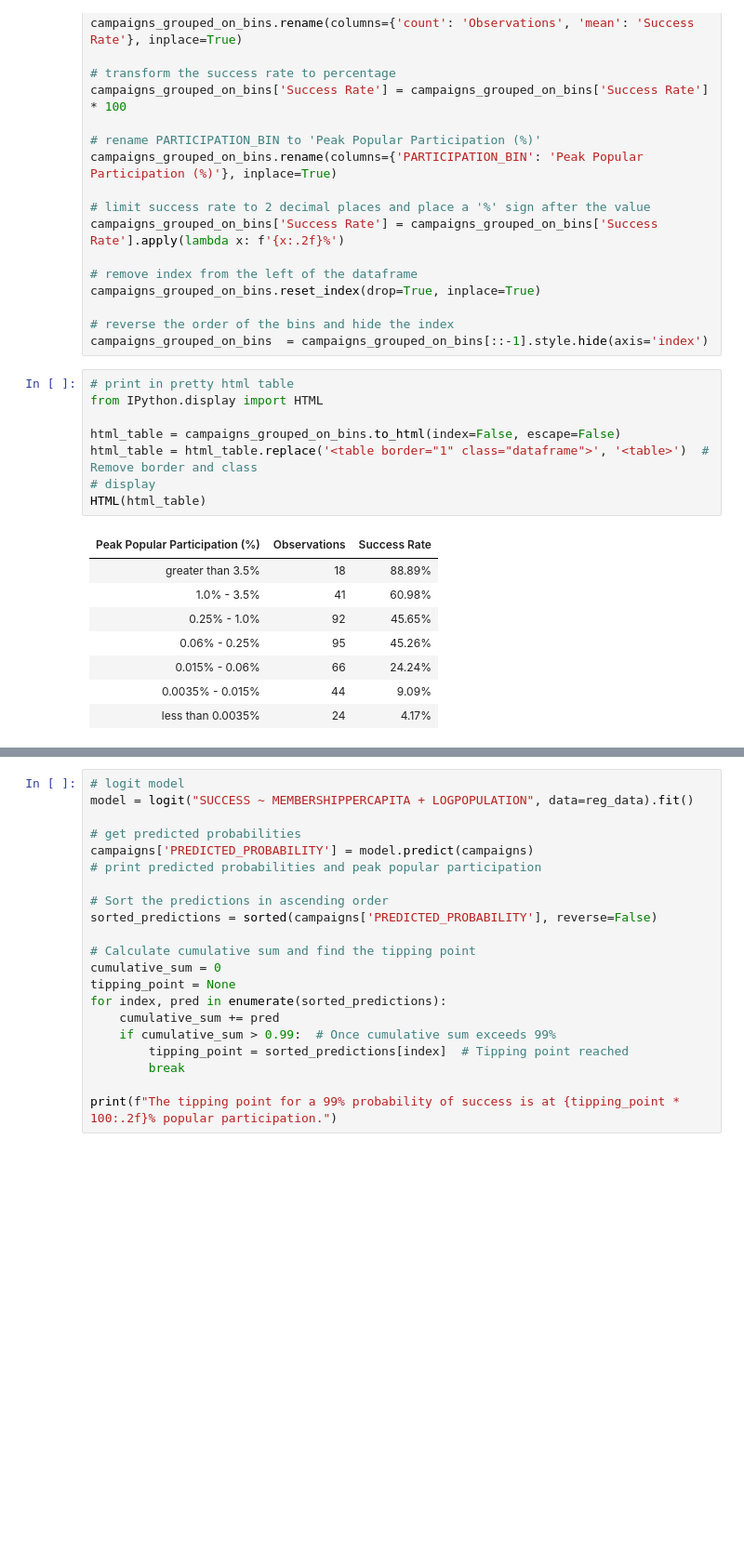
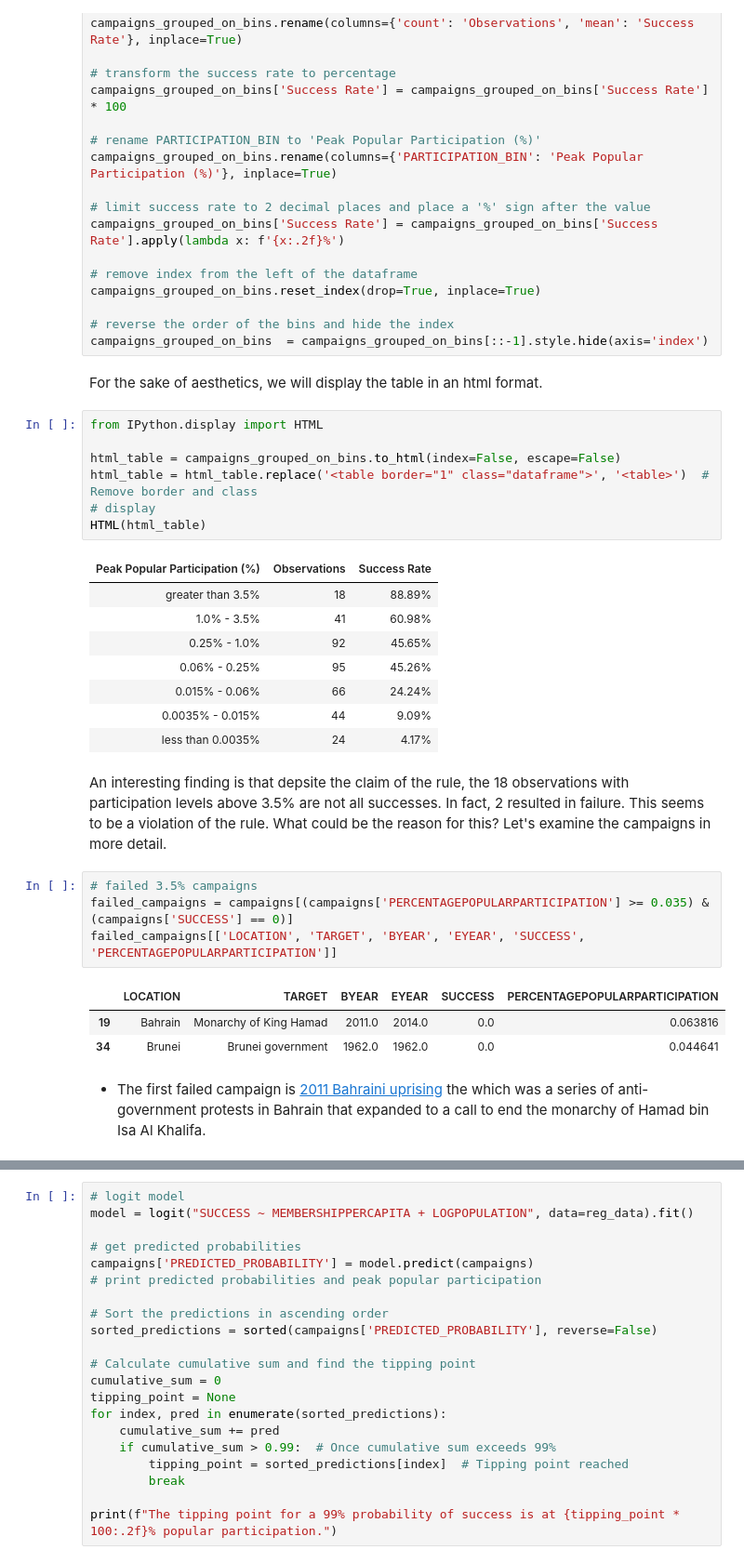
Before and after one commit to nickkatsios/civil-resistance-analysis, a Jupyter notebook: civil_resistance_analysis/analysis.ipynb, the cells around one changed output, grey strips where cells are left out. Shown at 93% size. Drawn from its saved outputs; the diff is of its cells as text; blank space fills up the shorter version.

```diff
--- a/civil_resistance_analysis/analysis.ipynb
+++ b/civil_resistance_analysis/analysis.ipynb
@@ -333,8 +385,9 @@ campaigns_grouped_on_bins.reset_index(drop=True, inplace=True)
 
 # reverse the order of the bins and hide the index
 campaigns_grouped_on_bins  = campaigns_grouped_on_bins[::-1].style.hide(axis='index')
+# %% [markdown]
+For the sake of aesthetics, we will display the table in an html format.
 # %%
-# print in pretty html table
 from IPython.display import HTML
 
 html_table = campaigns_grouped_on_bins.to_html(index=False, escape=False)
@@ -350,3 +403,15 @@ HTML(html_table)
 | 0.015% - 0.06% | 66 | 24.24% |
 | 0.0035% - 0.015% | 44 | 9.09% |
 | less than 0.0035% | 24 | 4.17% |
+# %% [markdown]
+An interesting finding is that depsite the claim of the rule, the 18 observations with participation levels above 3.5% are not all successes. In fact, 2 resulted in failure. This seems to be a violation of the rule. What could be the reason for this? Let's examine the campaigns in more detail.
+# %%
+# failed 3.5% campaigns
+failed_campaigns = campaigns[(campaigns['PERCENTAGEPOPULARPARTICIPATION'] >= 0.035) & (campaigns['SUCCESS'] == 0)]
+failed_campaigns[['LOCATION', 'TARGET', 'BYEAR', 'EYEAR', 'SUCCESS', 'PERCENTAGEPOPULARPARTICIPATION']]
+# %% [output]
+|  | LOCATION | TARGET | BYEAR | EYEAR | SUCCESS | PERCENTAGEPOPULARPARTICIPATION |
+| 19 | Bahrain | Monarchy of King Hamad | 2011.0 | 2014.0 | 0.0 | 0.063816 |
+| 34 | Brunei | Brunei government | 1962.0 | 1962.0 | 0.0 | 0.044641 |
+# %% [markdown]
+- The first failed campaign is [2011 Bahraini uprising](https://en.wikipedia.org/wiki/2011_Bahraini_uprising) the  which was a series of anti-government protests in Bahrain that expanded to a call to end the monarchy of Hamad bin Isa Al Khalifa.
```
Also changed, not shown: parts of 65 cells of this notebook.
